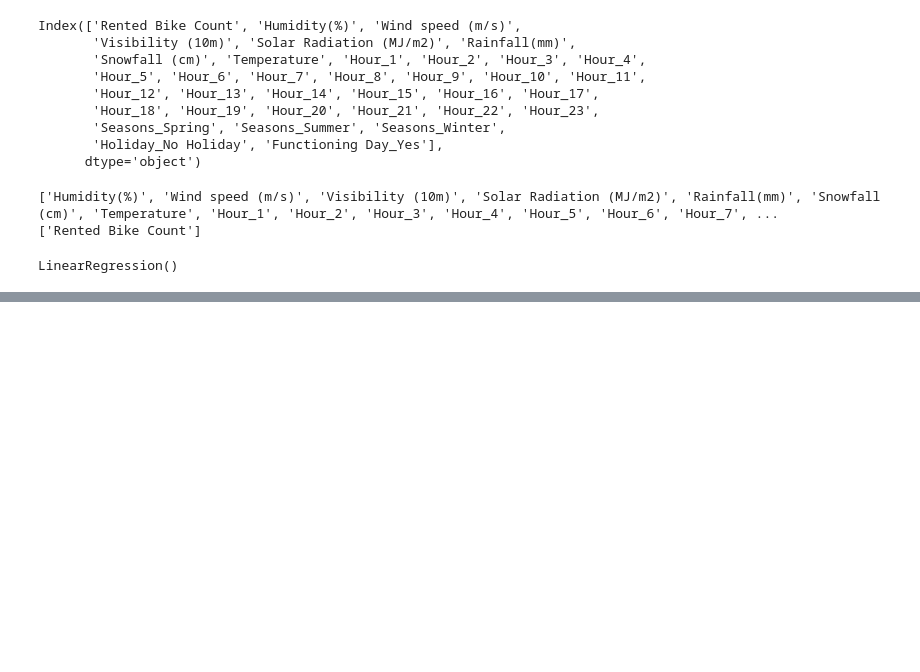
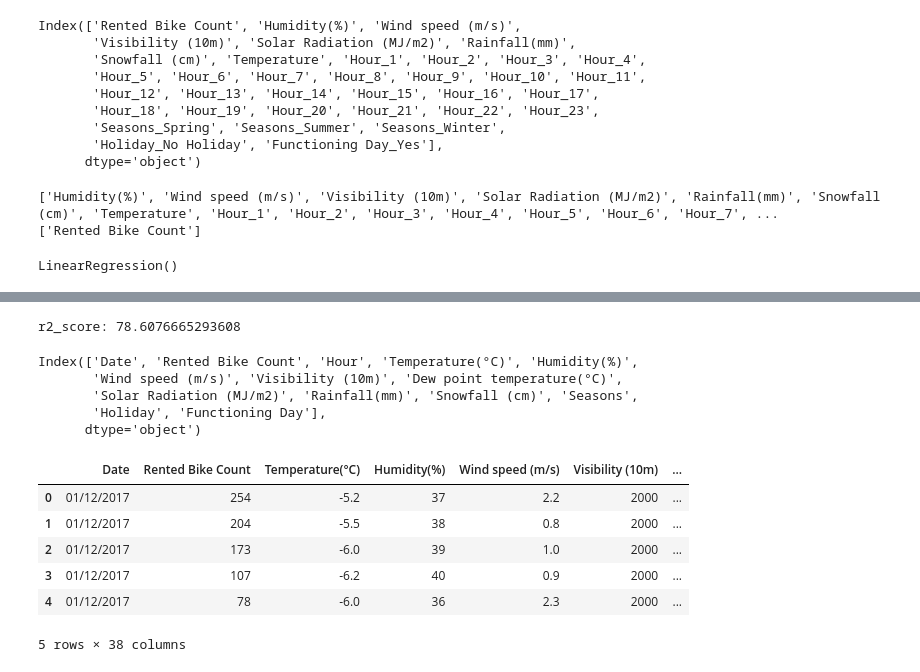
Before and after one commit to SethupathyM/Bike_Demand_Prediction, a Jupyter notebook: Bike_Demand_Prediction.ipynb, the cells around one changed output, grey strips where cells are left out. Cells and saved outputs as stored; diff of their text form; code cells hidden in the pictures; blank space fills up the shorter version.

```diff
--- a/Bike_Demand_Prediction.ipynb
+++ b/Bike_Demand_Prediction.ipynb
@@ -396,0 +500,5 @@ R2 score test: 66.682676809775
+# %%
+# print(r2_score(y_train_ridge_cv_pred,y_train)*100)
+print('r2_score:',r2_score(y_test_ridge_cv_pred,y_test)*100)
+# %% [output]
+r2_score: 78.6076665293608
@@ -396,0 +507,25 @@ R2 score test: 66.682676809775
+# %%
+# As Decision tree is robust to outliers and multicollinearity
+# Loading the file
+df_d = pd.read_csv('/content/My_drive/MyDrive/Capstone_Project_Supervised_ML_Bike_Demand_Prediction/Copy of SeoulBikeData.csv',encoding= 'unicode_escape')
+# %%
+df_d.columns
+# %% [output]
+Index(['Date', 'Rented Bike Count', 'Hour', 'Temperature(°C)', 'Humidity(%)',
+       'Wind speed (m/s)', 'Visibility (10m)', 'Dew point temperature(°C)',
+       'Solar Radiation (MJ/m2)', 'Rainfall(mm)', 'Snowfall (cm)', 'Seasons',
+       'Holiday', 'Functioning Day'],
+      dtype='object')
+# %%
+# One hot encoding
+df_dt = pd.get_dummies(df_d,columns = ['Hour','Seasons','Holiday','Functioning Day'])
+df_dt.drop(['Hour_0','Seasons_Autumn','Holiday_Holiday','Functioning Day_No'],axis = 1,inplace = True)
+df_dt.head()
+# %% [output]
+|  | Date | Rented Bike Count | Temperature(°C) | Humidity(%) | Wind speed (m/s) | Visibility (10m) | ... |
+| 0 | 01/12/2017 | 254 | -5.2 | 37 | 2.2 | 2000 | ... |
+| 1 | 01/12/2017 | 204 | -5.5 | 38 | 0.8 | 2000 | ... |
+| 2 | 01/12/2017 | 173 | -6.0 | 39 | 1.0 | 2000 | ... |
+| 3 | 01/12/2017 | 107 | -6.2 | 40 | 0.9 | 2000 | ... |
+| 4 | 01/12/2017 | 78 | -6.0 | 36 | 2.3 | 2000 | ... |
+5 rows × 38 columns
```
Also changed, not shown: parts of 29 cells of this notebook.
